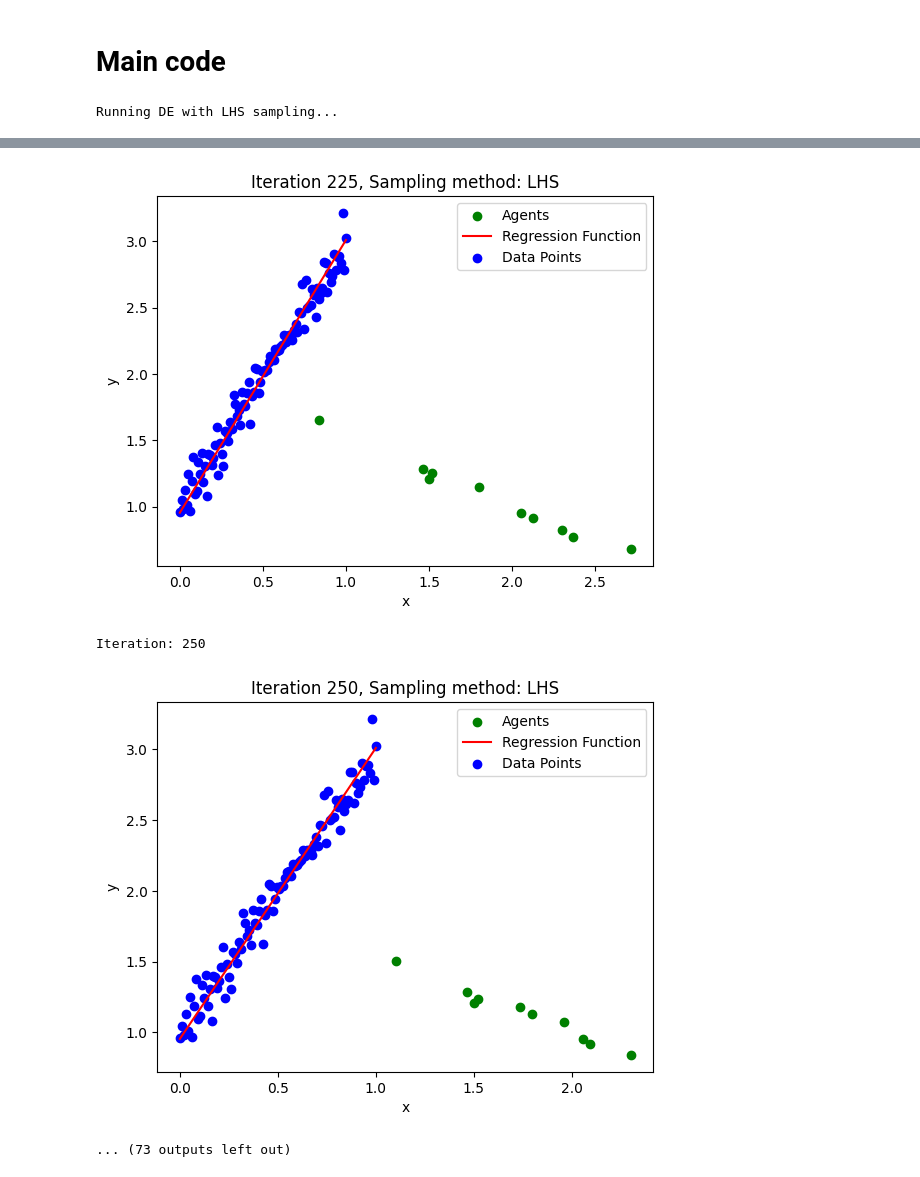
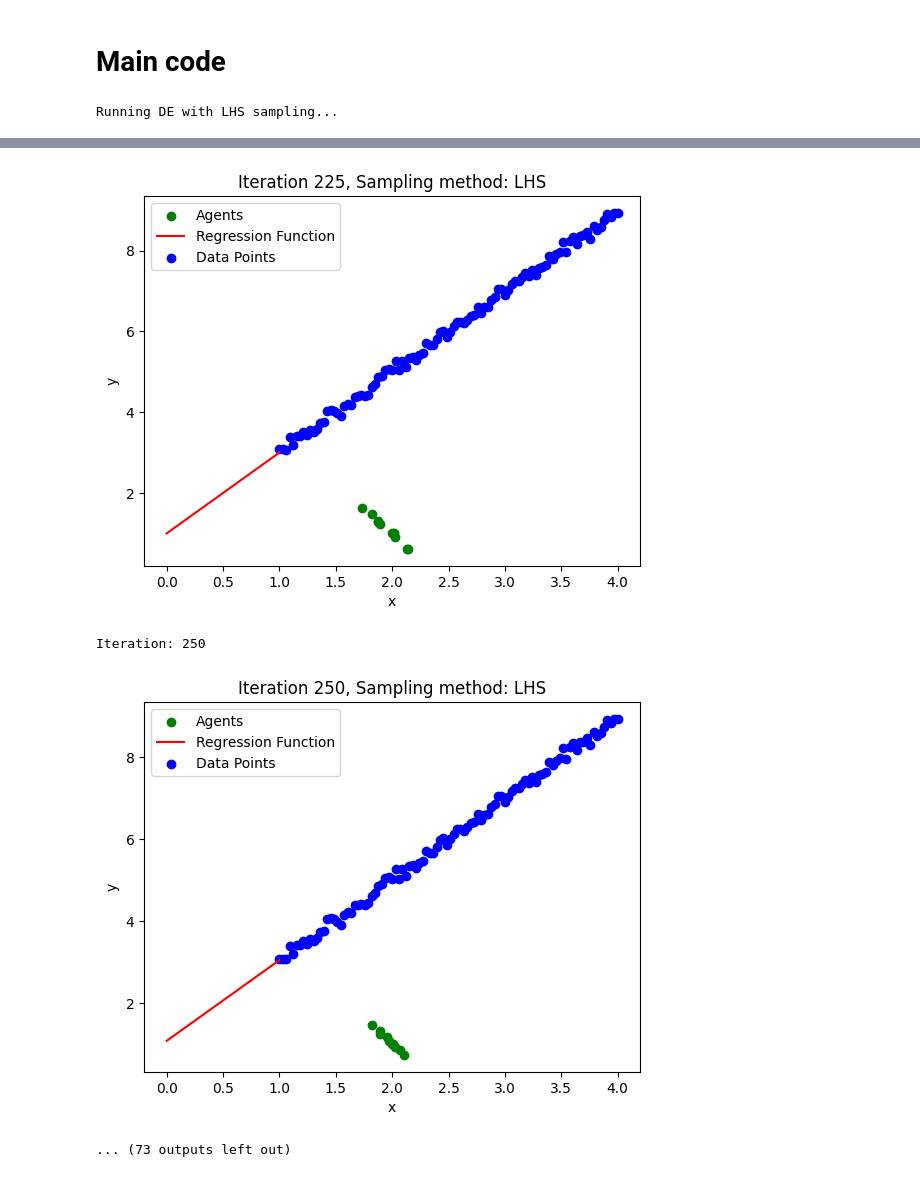
Before and after one commit to SnowTrash/pyHikethroug, a Jupyter notebook: Regression_DE_Practica_2_.ipynb, the cells around one changed output, grey strips where cells are left out. Saved outputs shown, nothing was run; the diff lists cells and outputs as text; code cells hidden in the pictures.

```diff
--- a/Regression_DE_Practica_2_.ipynb
+++ b/Regression_DE_Practica_2_.ipynb
@@ -90,7 +90,7 @@ from scipy.stats import qmc
 
 # Define your regression dataset (a straight line with noise)
 def generate_regression_data(num_points, noise_stddev=0.1):
-    x = np.linspace(0, 1, num_points)
+    x = np.linspace(1, 4, num_points)
     y = 2 * x + 1 + np.random.normal(0, noise_stddev, num_points)
     return x, y
 
@@ -98,7 +98,7 @@ def generate_regression_data(num_points, noise_stddev=0.1):
 dimensions = 2
 
 # The limits of the search space are defined.
-t = np.array([-10, 100])  # Adjusted limits for the Ackley function
+t = np.array([-10, 10])  # Adjusted limits for the Ackley function
 f_range = np.tile(t, (dimensions, 1))
 
 # The maximum number of iterations is established.
@@ -316,4 +316,4 @@ Running DE with LHS sampling...
-[figure, old version]
+[figure, new version]
 Iteration: 250
-[figure, old version]
+[figure, new version]
 ... (73 outputs left out)
```
Also changed, not shown: parts of 1 cell of this notebook.
